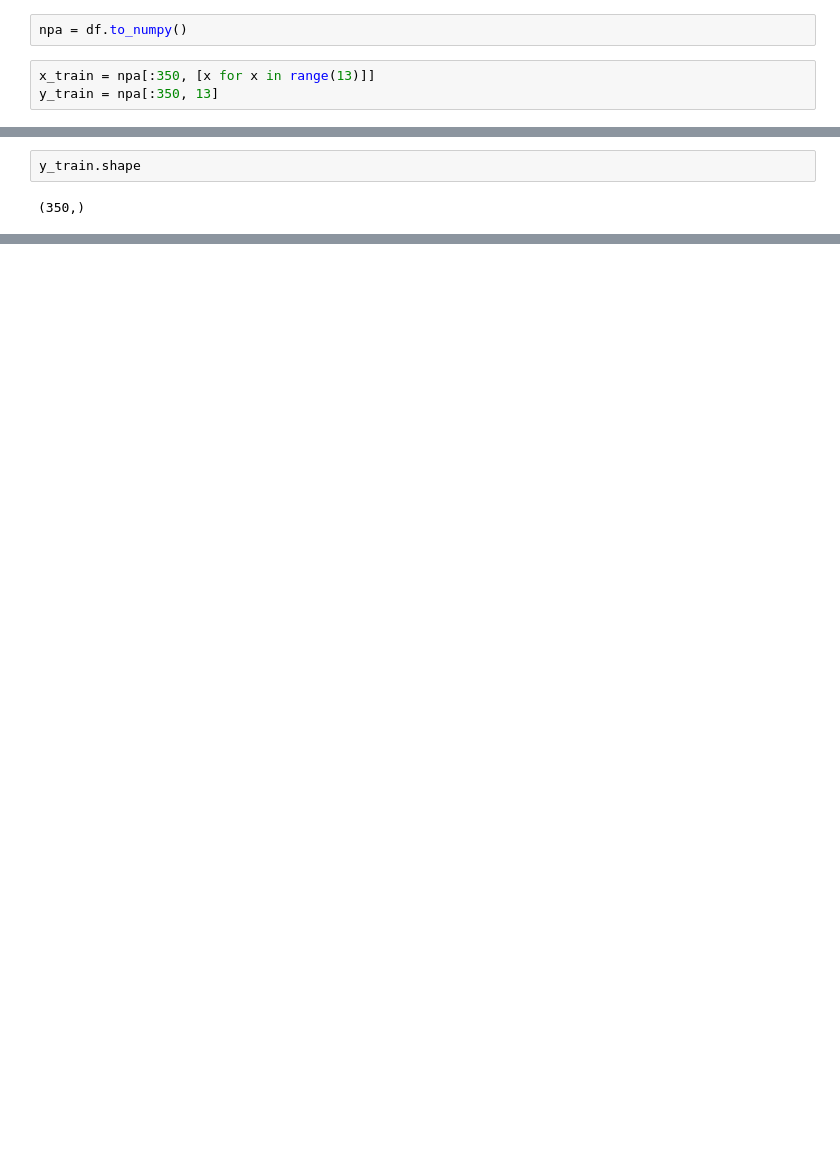
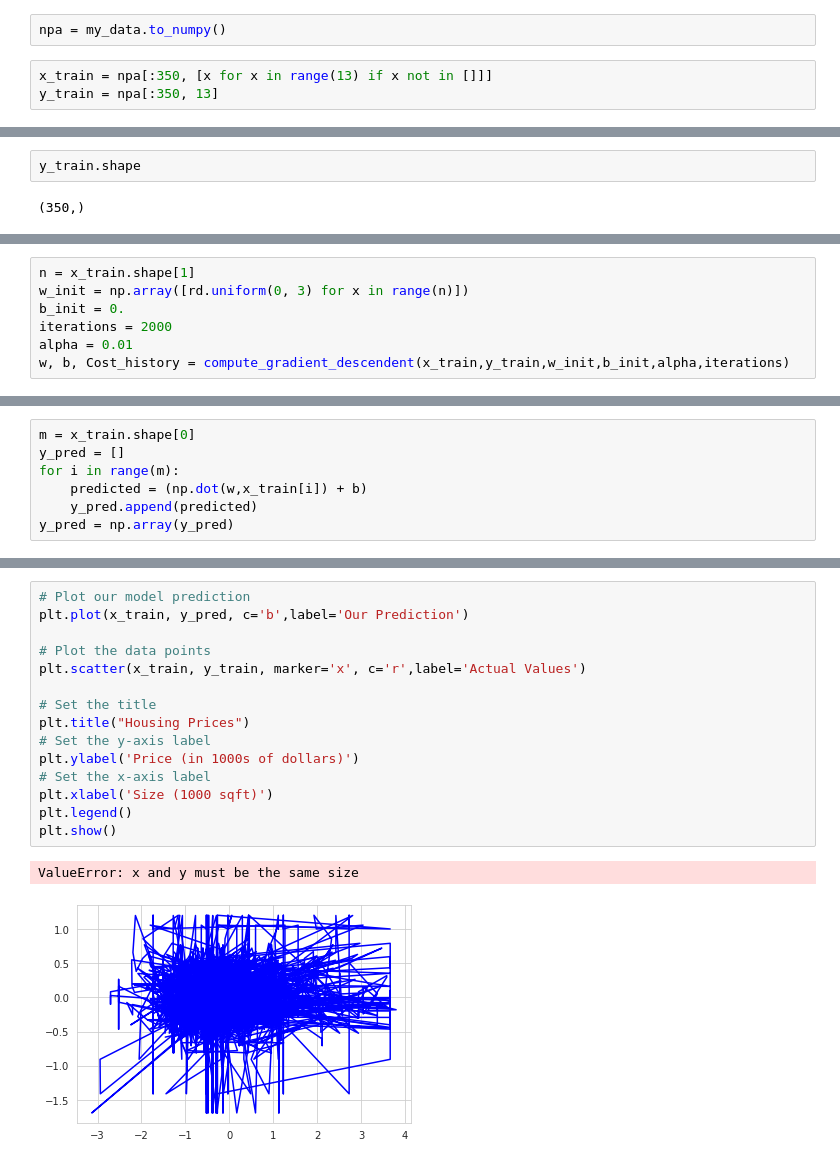
Before and after one commit to namanp247/Lenskart_DS_Training, a Jupyter notebook: House Price Prediction Using Linear Regression.ipynb, the cells around one changed output, grey strips where cells are left out. Cells and saved outputs as stored; diff of their text form; blank space fills up the shorter version.

```diff
--- a/House Price Prediction Using Linear Regression.ipynb
+++ b/House Price Prediction Using Linear Regression.ipynb
@@ -677,5 +698,5 @@ def compute_gradient_descendent(x,y,w,b,alpha,iterations):
 # %%
-npa = df.to_numpy()
+npa = my_data.to_numpy()
 # %%
-x_train = npa[:350, [x for x in range(13)]]
+x_train = npa[:350, [x for x in range(13) if x not in []]]
 y_train = npa[:350, 13]
@@ -714,0 +711,7 @@ Iteration 0.0: Cost   350.02
+# %%
+n = x_train.shape[1]
+w_init = np.array([rd.uniform(0, 3) for x in range(n)])
+b_init = 0.
+iterations = 2000
+alpha = 0.01
+w, b, Cost_history = compute_gradient_descendent(x_train,y_train,w_init,b_init,alpha,iterations)
@@ -714,0 +735,7 @@ Iteration 0.0: Cost   350.02
+# %%
+m = x_train.shape[0]
+y_pred = []
+for i in range(m):
+    predicted = (np.dot(w,x_train[i]) + b)
+    y_pred.append(predicted)
+y_pred = np.array(y_pred)
@@ -714,0 +755,18 @@ Iteration 0.0: Cost   350.02
+# %%
+# Plot our model prediction
+plt.plot(x_train, y_pred, c='b',label='Our Prediction')
+
+# Plot the data points
+plt.scatter(x_train, y_train, marker='x', c='r',label='Actual Values')
+
+# Set the title
+plt.title("Housing Prices")
+# Set the y-axis label
+plt.ylabel('Price (in 1000s of dollars)')
+# Set the x-axis label
+plt.xlabel('Size (1000 sqft)')
+plt.legend()
+plt.show()
+# %% [output]
+ValueError: x and y must be the same size
+[figure, added]
```
Also changed, not shown: parts of 12 cells of this notebook.
